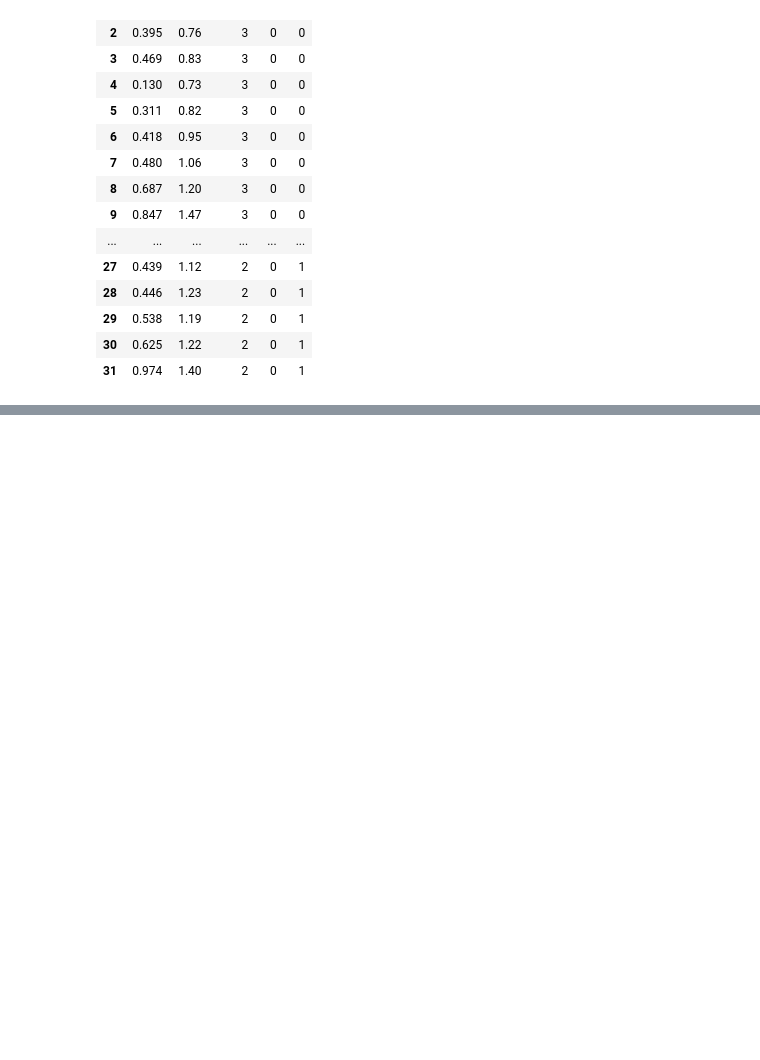
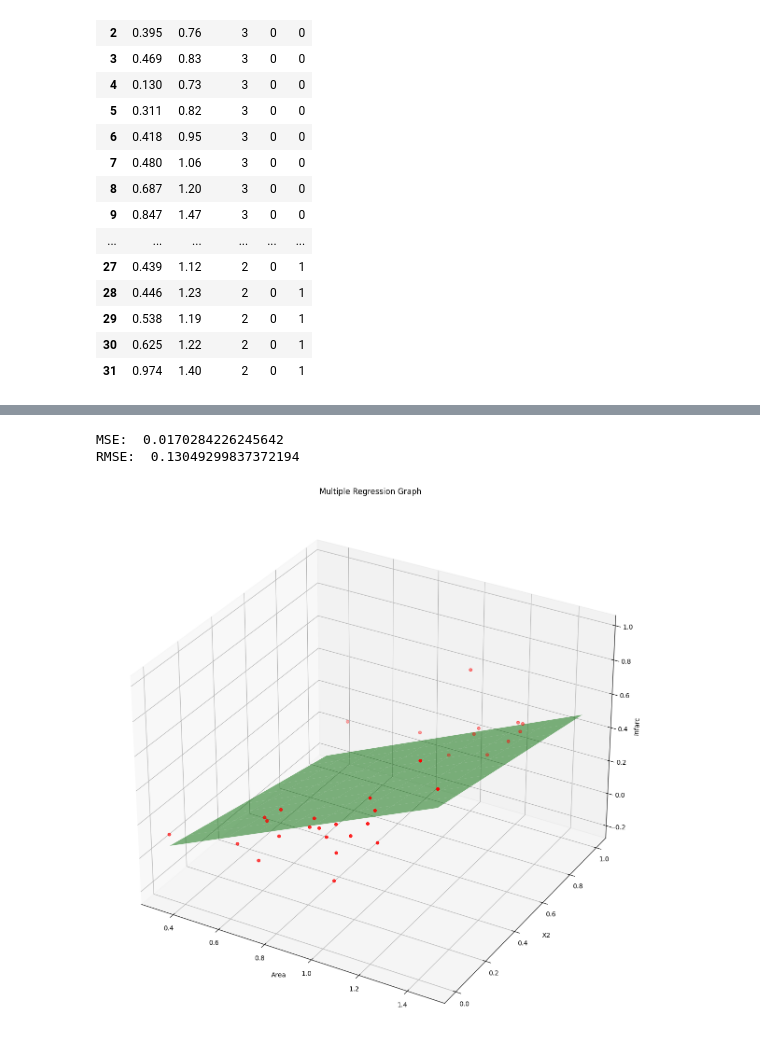
Before and after one commit to 2shashank11/Lab-Codes, a Jupyter notebook: Sem V/ML Lab/Lab 04/Q2.ipynb, the cells around one changed output, grey strips where cells are left out. Saved outputs shown, nothing was run; the diff lists cells and outputs as text; code cells hidden in the pictures; blank space fills up the shorter version.

```diff
--- a/Sem V/ML Lab/Lab 04/Q2.ipynb
+++ b/Sem V/ML Lab/Lab 04/Q2.ipynb
@@ -130,0 +111,20 @@ NameError: name 'X' is not defined
+# %%
+M = np.array([[n, x1, x2, x3],
+              [x1, x1x1, x1x2, x1x3],
+              [x2, x1x2, x2x2, x2x3],
+              [x3, x1x3, x2x3, x3x3],
+              ])
+
+N = np.array([[y_sum],
+              [yx1],
+              [yx2],
+              [yx3]
+            ])
+# %%
+A = np.dot(np.linalg.inv(M), N)
+a0, a1, a2, a3 = A[0][0], A[1][0], A[2][0], A[3][0]
+
+y_pred = a0 + a1*X1 + a2*X2 + a3*X3
+
+predicted_df = pd.DataFrame({'Area': X1, 'X1': X1, 'X2': X2, 'Actual Infarc': y, 'Predicted Infarc': y_pred})
+predicted_df
@@ -130,0 +170,31 @@ NameError: name 'X' is not defined
+# %%
+E = error_df['Error']
+MSE = np.sum(E**2)/n
+RMSE = np.sqrt(MSE)
+
+print('MSE: ', MSE)
+print('RMSE: ', RMSE)
+# %% [output]
+MSE:  0.0170284226245642
+RMSE:  0.13049299837372194
+# %%
+fig = plt.figure(figsize=(15, 15))
+ax = fig.add_subplot(111, projection='3d')
+
+ax.scatter(X1, X2, y, color='red', label='Actual data')
+
+X1_range, X2_range = np.meshgrid(np.linspace(X1.min(), X1.max(), 10),
+                                 np.linspace(X2.min(), X2.max(), 10))
+X3_range = np.mean(X3)
+y_surface = a0 + a1*X1_range + a2*X2_range + a3*X3_range
+
+ax.plot_surface(X1_range, X2_range, y_surface, color='green', alpha=0.5, label='Regression surface')
+
+ax.set_xlabel('Area')
+ax.set_ylabel('X2')
+ax.set_zlabel('Infarc')
+ax.set_title('Multiple Regression Graph')
+
+plt.show()
+# %% [output]
+[figure, added]
```
Also changed, not shown: parts of 4 cells of this notebook, 1 other file.
